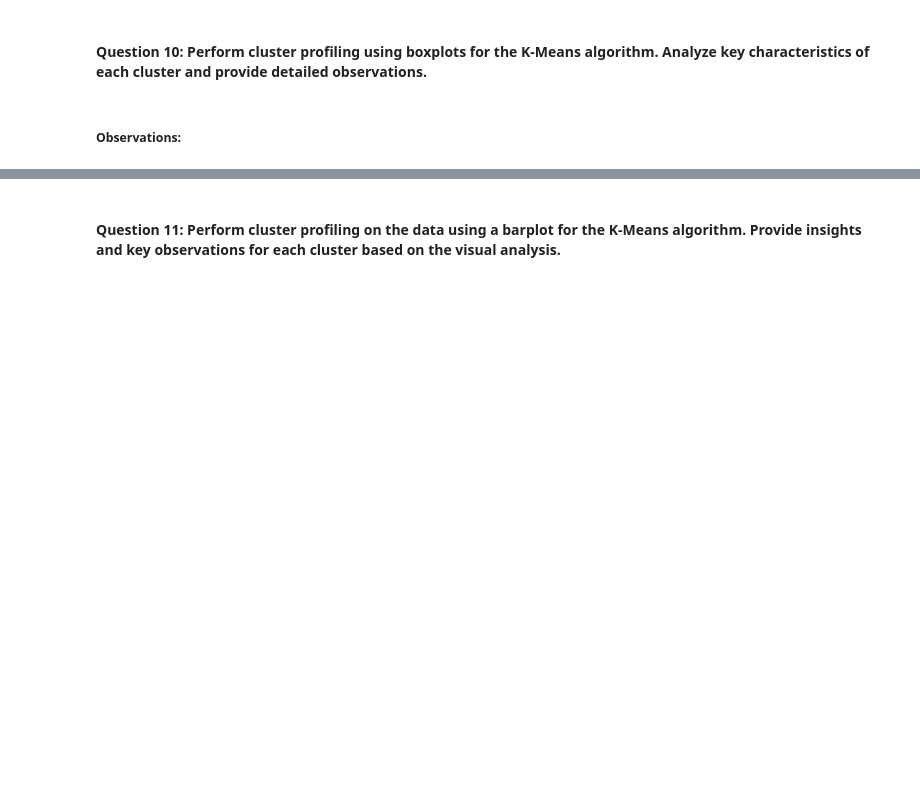
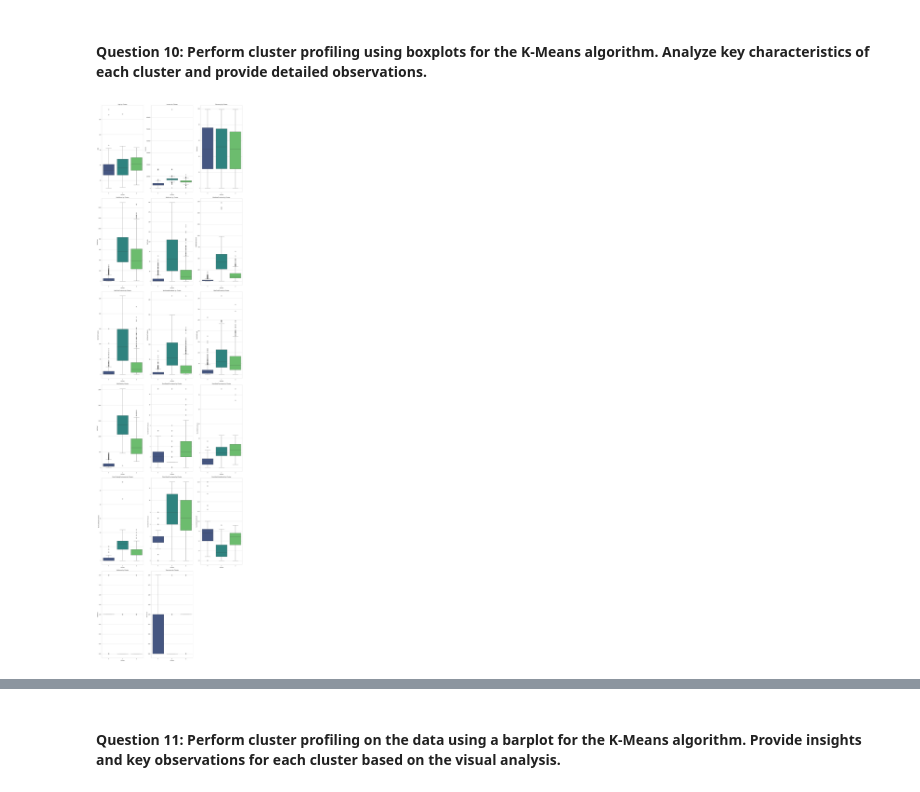
Before and after one commit to Kwasi-Dankwa/Customer_Personality_Segmentation_Clustering, a Jupyter notebook: Learner_Notebook_Full_Code_Version_Customer_Personality_Segmentation.ipynb, the cells around one changed output, grey strips where cells are left out. Cells and saved outputs as stored; diff of their text form; code cells hidden in the pictures; blank space fills up the shorter version.

```diff
--- a/Learner_Notebook_Full_Code_Version_Customer_Personality_Segmentation.ipynb
+++ b/Learner_Notebook_Full_Code_Version_Customer_Personality_Segmentation.ipynb
@@ -318,0 +389,22 @@ plt.show()
+# %%
+import time
+
+# Instantiate KMeans with the chosen number of clusters (3)
+kmeans_final = KMeans(n_clusters=3, random_state=42, n_init='auto')
+
+# Record start time
+start_time = time.time()
+
+# Fit the KMeans model to the scaled data
+kmeans_final.fit(X_scaled)
+
+# Record end time
+end_time = time.time()
+
+# Calculate and print the total time taken
+total_time = end_time - start_time
+print(f"The K-Means model with 3 clusters took {total_time:.4f} seconds to fit the data.")
+
+# Assign cluster labels to the original data
+data['Cluster'] = kmeans_final.labels_
+print("Cluster labels have been assigned to the data.")
@@ -325,2 +423,15 @@ plt.show()
-# %% [markdown]
-##### **Observations:**
+# %%
+import matplotlib.pyplot as plt
+import seaborn as sns
+
+plt.figure(figsize=(18, len(features_for_clustering) * 4))
+for i, feature in enumerate(features_for_clustering):
+    plt.subplot(len(features_for_clustering) // 3 + 1, 3, i + 1) # Adjust subplot grid as needed
+    sns.boxplot(x='Cluster', y=feature, data=data, palette='viridis')
+    plt.title(f'{feature} by Cluster')
+    plt.xlabel('Cluster')
+    plt.ylabel(feature)
+    plt.tight_layout()
+plt.show()
+# %% [output]
+[figure, added]
```
Also changed, not shown: parts of 20 cells of this notebook.
